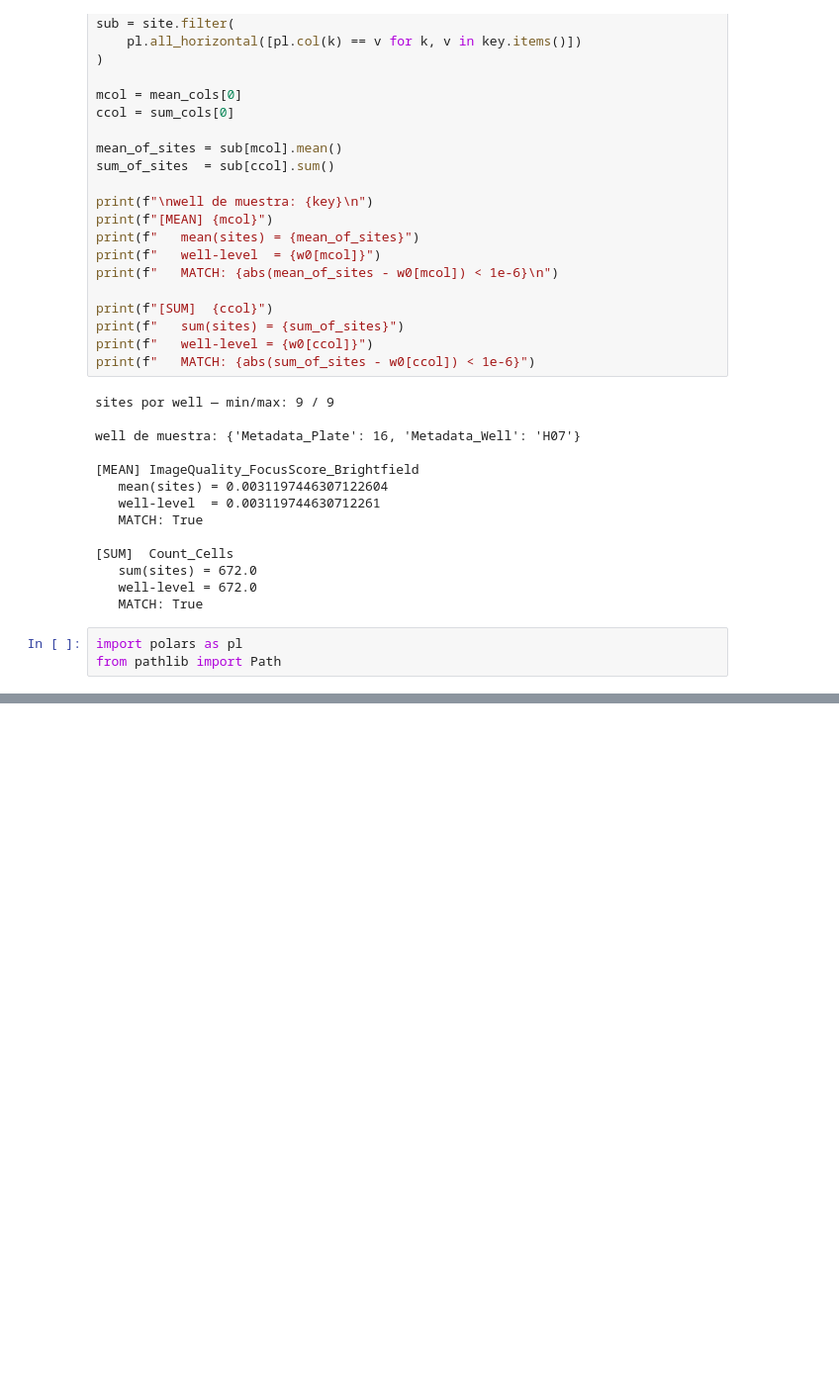
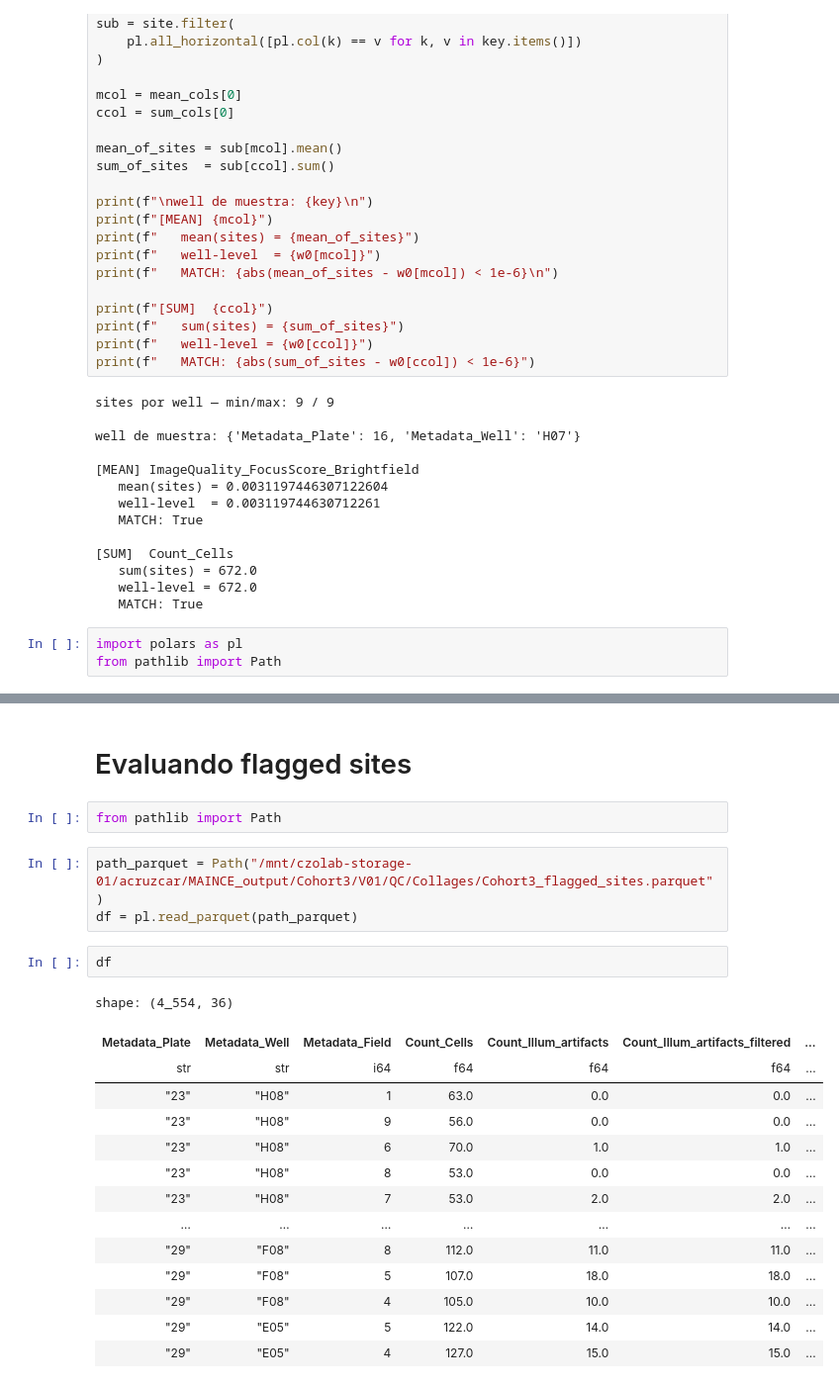
Before and after one commit to As337N/Cellprofiler_production_MAINCE, a Jupyter notebook: CellProfiler_pipeline/Code/tests.ipynb, the cells around one changed output, grey strips where cells are left out. Shown at 99% size. Drawn from its saved outputs; the diff is of its cells as text; blank space fills up the shorter version.

```diff
--- a/CellProfiler_pipeline/Code/tests.ipynb
+++ b/CellProfiler_pipeline/Code/tests.ipynb
@@ -149,0 +229,24 @@ shape: (5, 83)
+# %% [markdown]
+# Evaluando flagged sites
+# %%
+from pathlib import Path
+# %%
+path_parquet = Path("/mnt/czolab-storage-01/acruzcar/MAINCE_output/Cohort3/V01/QC/Collages/Cohort3_flagged_sites.parquet")
+df = pl.read_parquet(path_parquet)
+# %%
+df
+# %% [output]
+shape: (4_554, 36)
+| Metadata_Plate | Metadata_Well | Metadata_Field | Count_Cells | Count_Illum_artifacts | Count_Illum_artifacts_filtered | ... |
+| str | str | i64 | f64 | f64 | f64 | ... |
+| "23" | "H08" | 1 | 63.0 | 0.0 | 0.0 | ... |
+| "23" | "H08" | 9 | 56.0 | 0.0 | 0.0 | ... |
+| "23" | "H08" | 6 | 70.0 | 1.0 | 1.0 | ... |
+| "23" | "H08" | 8 | 53.0 | 0.0 | 0.0 | ... |
+| "23" | "H08" | 7 | 53.0 | 2.0 | 2.0 | ... |
+| … | … | … | … | … | … | ... |
+| "29" | "F08" | 8 | 112.0 | 11.0 | 11.0 | ... |
+| "29" | "F08" | 5 | 107.0 | 18.0 | 18.0 | ... |
+| "29" | "F08" | 4 | 105.0 | 10.0 | 10.0 | ... |
+| "29" | "E05" | 5 | 122.0 | 14.0 | 14.0 | ... |
+| "29" | "E05" | 4 | 127.0 | 15.0 | 15.0 | ... |
```
Also changed, not shown: parts of 12 cells of this notebook, 43 other files.
